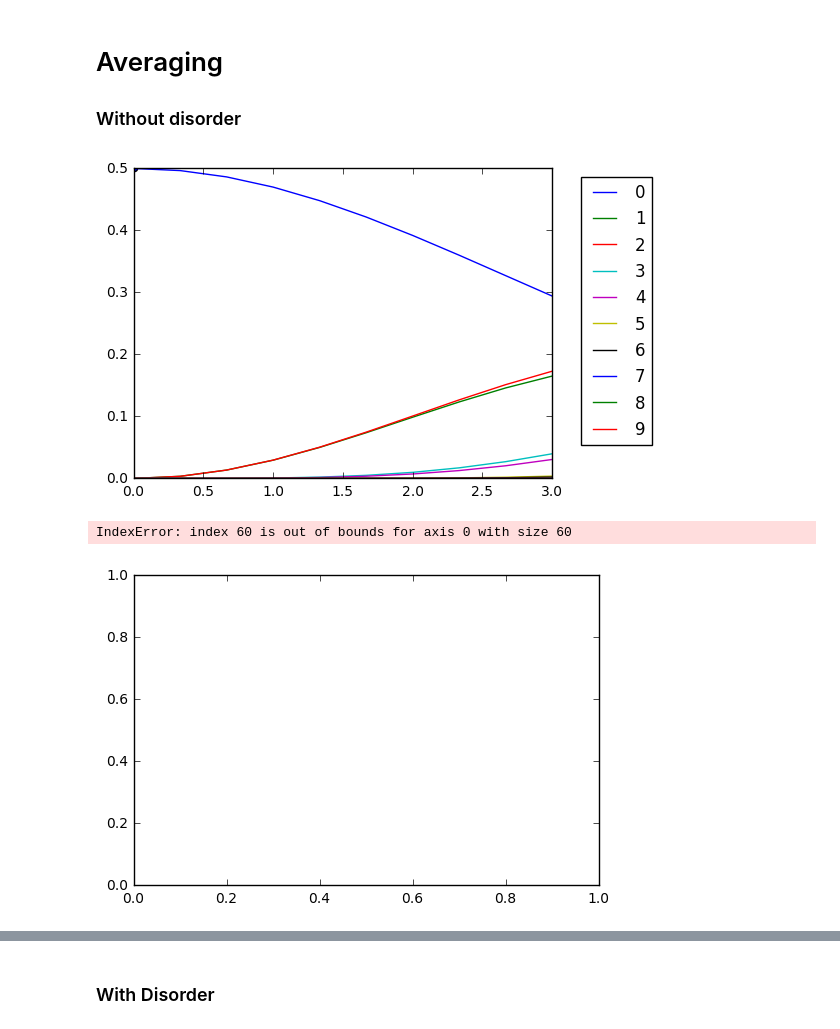
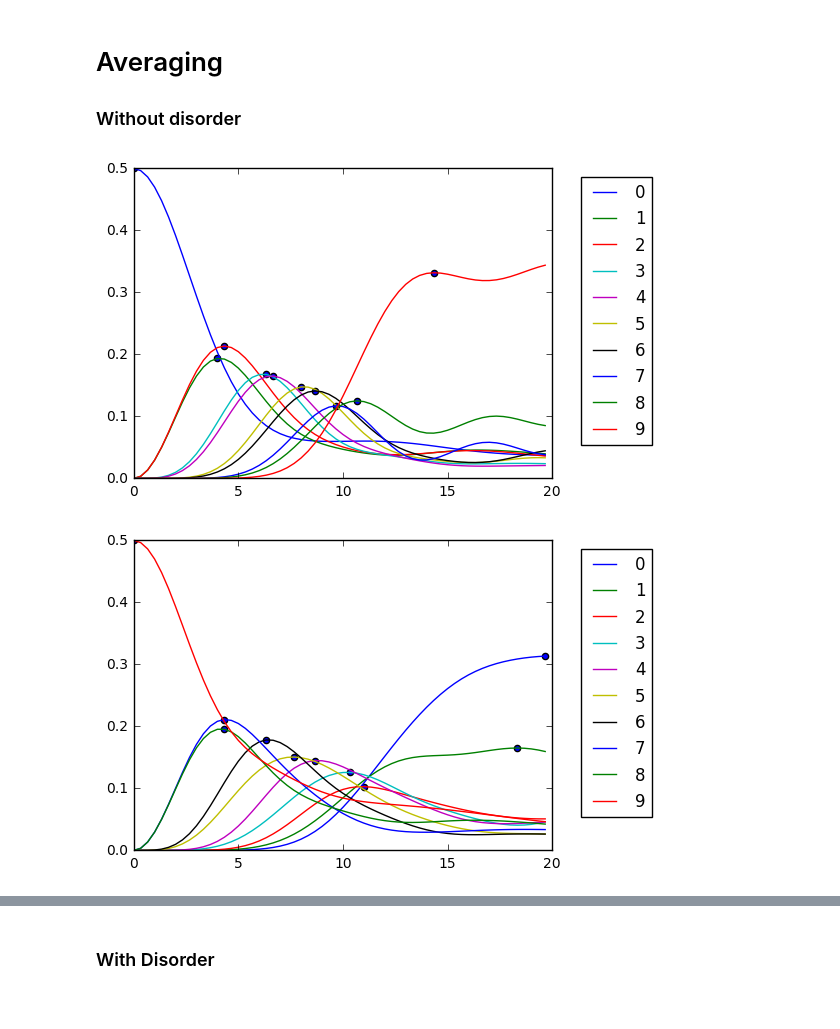
Before and after one commit to cnstahl/Asymmetric, a Jupyter notebook: python/Hamiltonian/Peaks.ipynb, the cells around one changed output, grey strips where cells are left out. Cells and saved outputs as stored; diff of their text form; code cells hidden in the pictures.

```diff
--- a/python/Hamiltonian/Peaks.ipynb
+++ b/python/Hamiltonian/Peaks.ipynb
@@ -81,38 +81,39 @@ peaks = np.zeros((2,L-1))
 ax = plt.subplot(111)
 for i in range(L-1):
     data = (weightfore9[i]+weightfore9[i+1])/2
     for jdx, val in enumerate(data):
+        if (jdx == stop-2): peaks[0,i] = stop-1; break
         if (val > data[jdx+1]): peaks[0,i] = jdx; break
     if (i%1==0):
         ax.plot(np.arange(stop)/n,data[:stop], label = str(i))
         ax.scatter(peaks[0,i]/n, data[(int)(peaks[0,i])])
 box = ax.get_position()
 ax.set_position([box.x0, box.y0, box.width * 0.9, box.height])
 ax.legend(bbox_to_anchor=(1.05, 1), loc=2)
 plt.ylim(0,.5)
-plt.xlim(0,3)
+plt.xlim(0,end)
 plt.show()
 
 ax = plt.subplot(111)
 for i in range(L-1):
     data = (weightback9[i]+weightback9[i+1])/2
     for jdx, val in enumerate(data):
+        if (jdx == stop-2): peaks[1,i] = stop-1; break
         if (val > data[jdx+1]):
             peaks[1,i] = jdx
             break
     if (i%1==0):
         ax.plot(np.arange(stop)/n,data[:stop], label = str(i))
         ax.scatter(peaks[1,i]/n, data[(int)(peaks[1,i])])
 box = ax.get_position()
 ax.set_position([box.x0, box.y0, box.width * 0.9, box.height])
 ax.legend(bbox_to_anchor=(1.05, 1), loc=2)
 plt.ylim(0,.5)
-plt.xlim(0,3)
+plt.xlim(0,end)
 plt.show()
 # %% [output]
-[figure, old version]
+[figure, new version]
-IndexError: index 60 is out of bounds for axis 0 with size 60
-[figure, old version]
+[figure, new version]
 # %%
 plt.plot(range(L-1),peaks[0])
 plt.plot(range(L-1),peaks[1,::-1])
```
Also changed, not shown: parts of 6 cells of this notebook, 3 other files.
